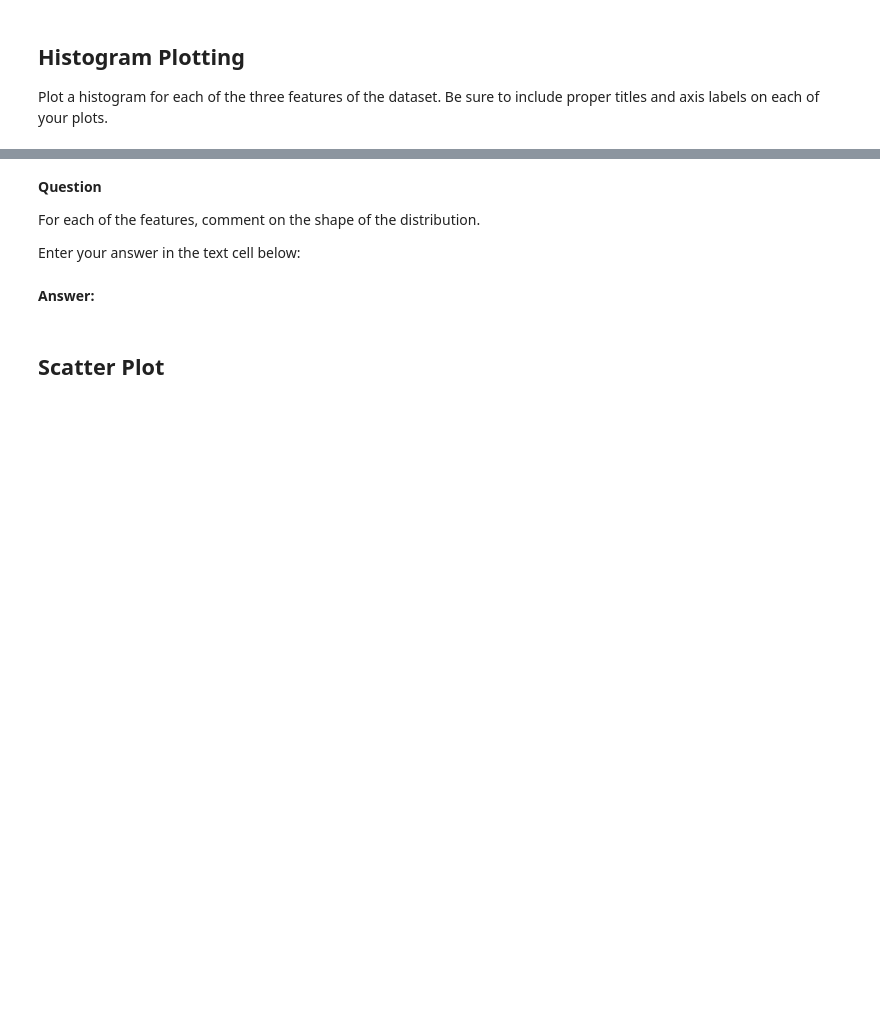
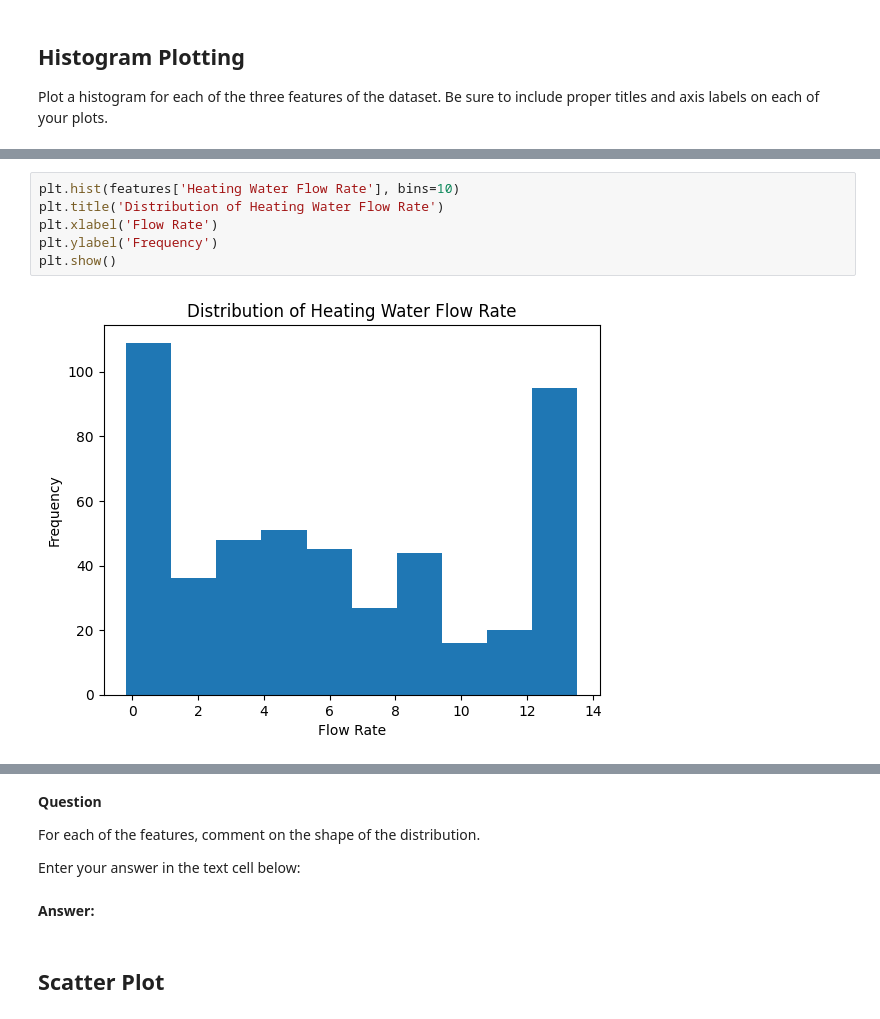
Before and after one commit to ncat-morrow/isen-project-1-ncat-engineers, a Jupyter notebook: ISEN_370_Project_1_Assignment.ipynb, the cells around one changed output, grey strips where cells are left out. Saved outputs shown, nothing was run; the diff lists cells and outputs as text; blank space fills up the shorter version.

```diff
--- a/ISEN_370_Project_1_Assignment.ipynb
+++ b/ISEN_370_Project_1_Assignment.ipynb
@@ -40,0 +76,8 @@ Plot a histogram for each of the three features of the dataset. Be sure to inclu
+# %%
+plt.hist(features['Heating Water Flow Rate'], bins=10)
+plt.title('Distribution of Heating Water Flow Rate')
+plt.xlabel('Flow Rate')
+plt.ylabel('Frequency')
+plt.show()
+# %% [output]
+[figure, added]
```
Also changed, not shown: parts of 10 cells of this notebook.
